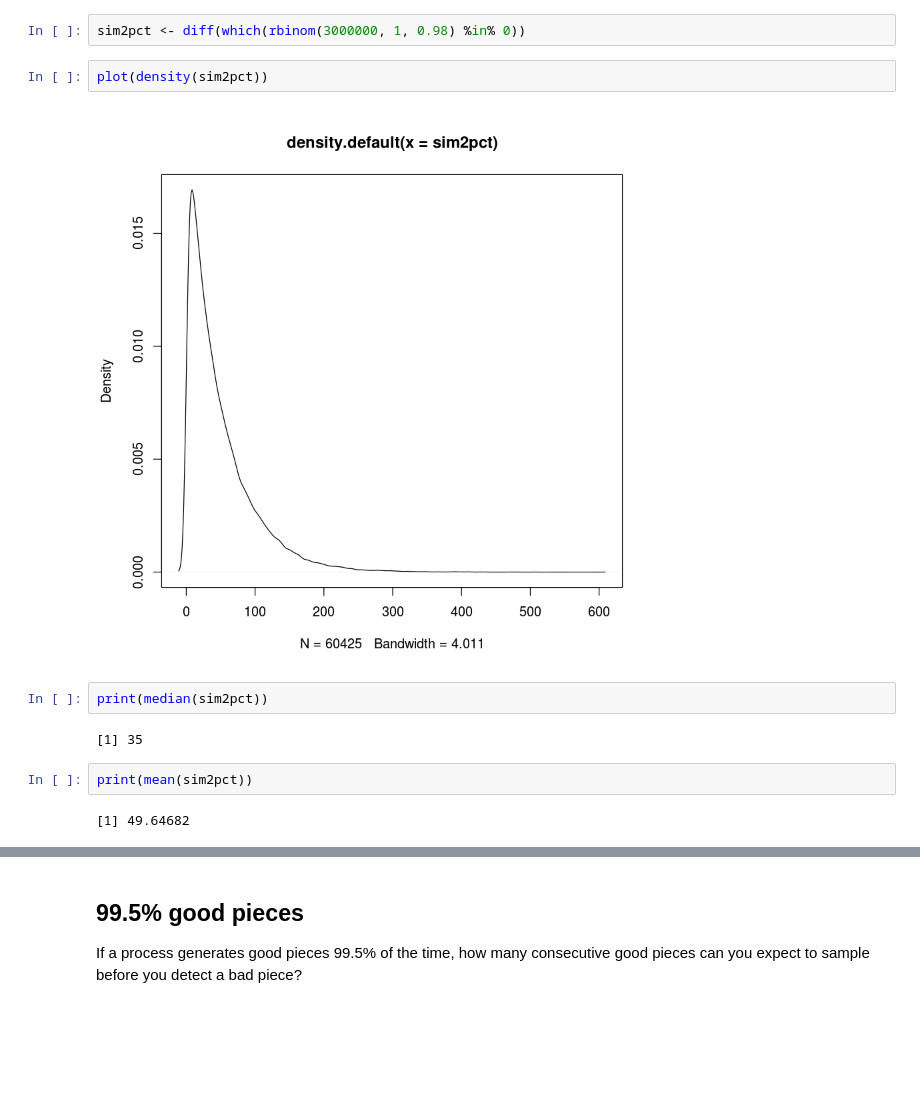
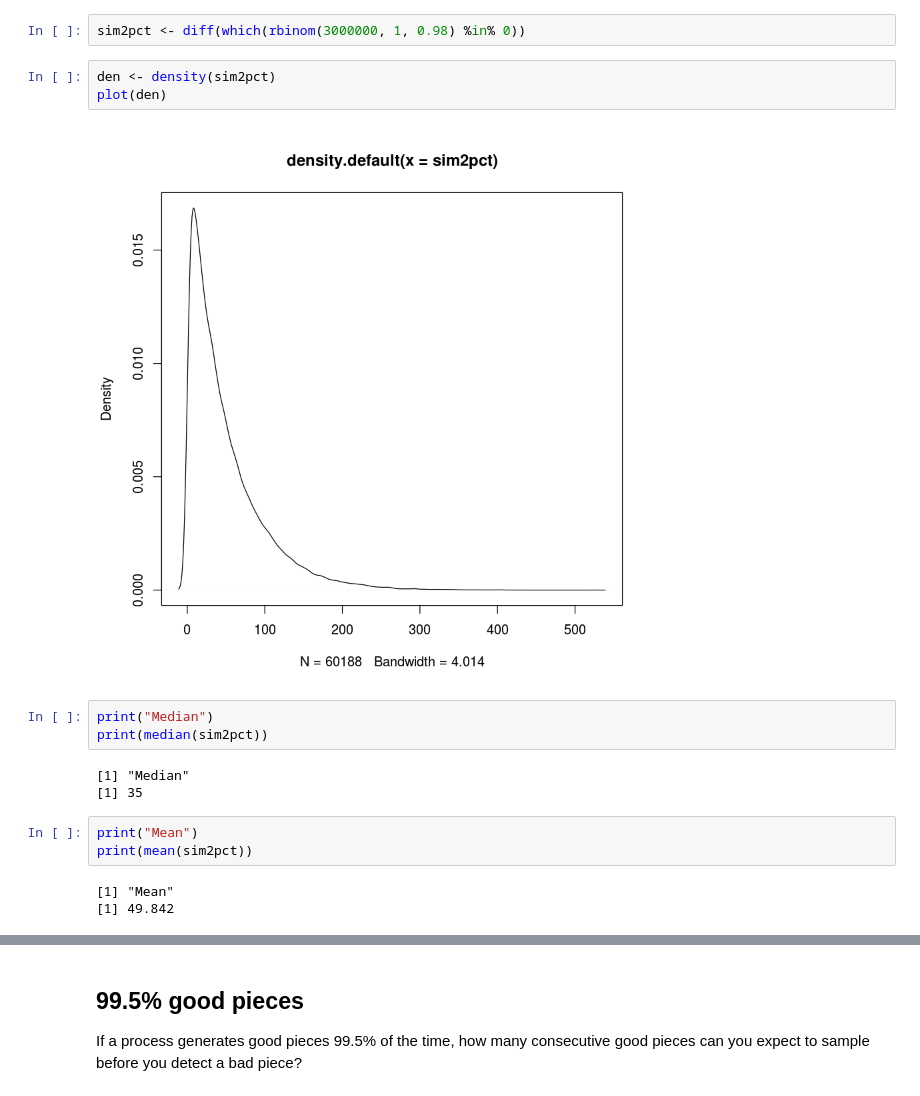
Before and after one commit to carbocation/jupyter, a Jupyter notebook: Sequential good pieces.ipynb, the cells around one changed output, grey strips where cells are left out. Drawn from its saved outputs; the diff is of its cells as text; blank space fills up the shorter version.

```diff
--- a/Sequential good pieces.ipynb
+++ b/Sequential good pieces.ipynb
@@ -7,14 +7,19 @@ If a process generates good pieces 98% of the time, how many consecutive good pi
 # %%
 sim2pct <- diff(which(rbinom(3000000, 1, 0.98) %in% 0))
 # %%
-plot(density(sim2pct))
+den <- density(sim2pct)
+plot(den)
 # %% [output]
-[figure, old version]
+[figure, new version]
 # %%
+print("Median")
 print(median(sim2pct))
 # %% [output]
+[1] "Median"
 [1] 35
 # %%
+print("Mean")
 print(mean(sim2pct))
 # %% [output]
-[1] 49.64682
+[1] "Mean"
+[1] 49.842
```
Also changed, not shown: parts of 6 cells of this notebook.
